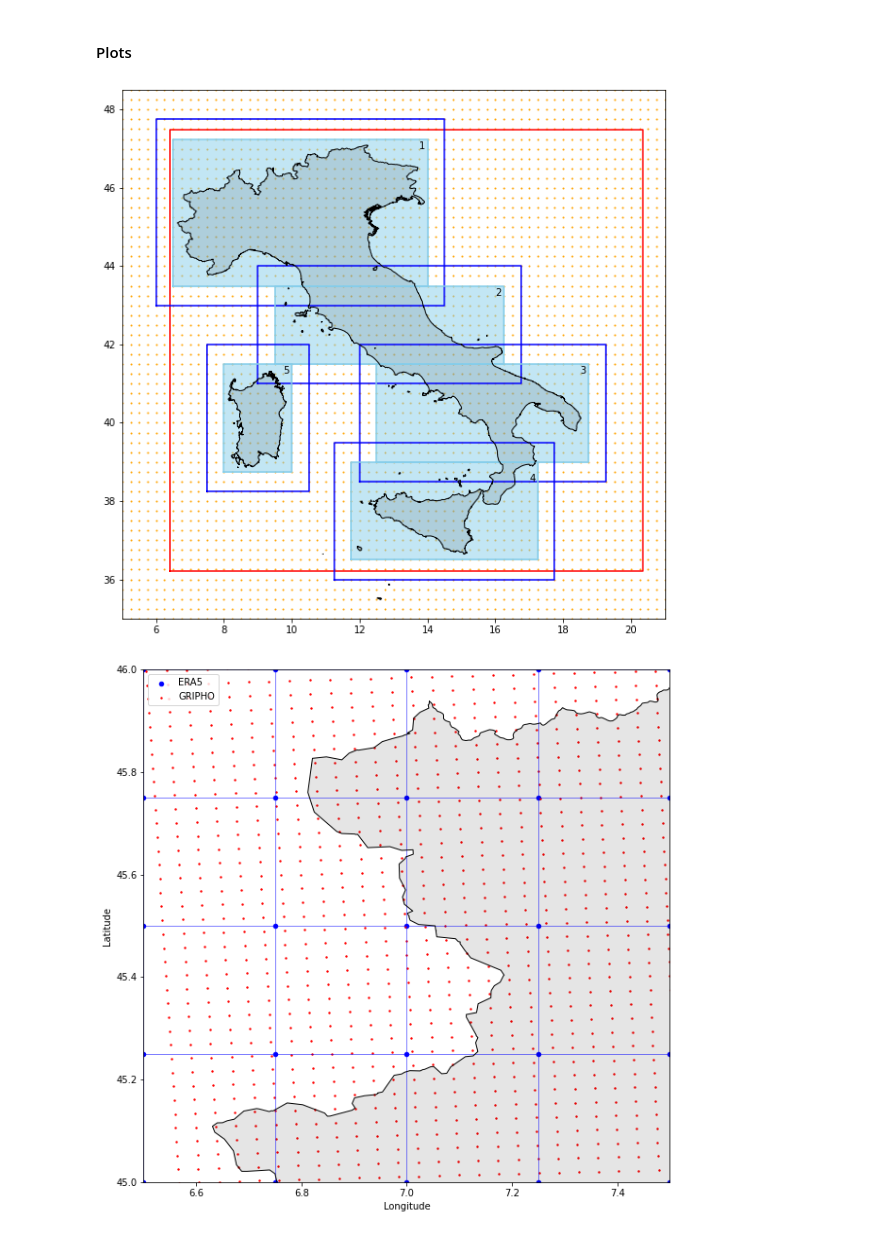
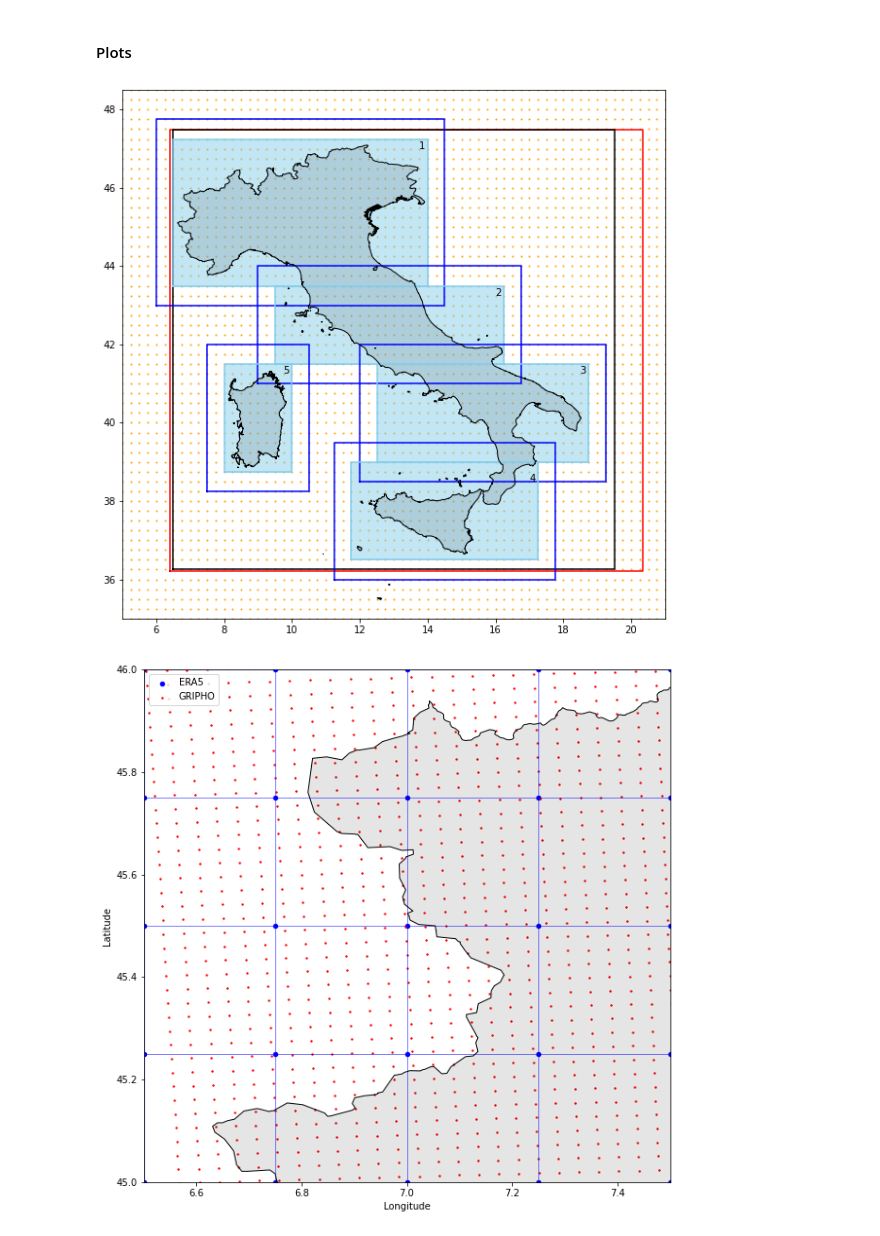
Before and after one commit to valebl/precipitation-maps, a Jupyter notebook: visualizations.ipynb, the cells around one changed output. Cells and saved outputs as stored; diff of their text form; code cells hidden in the pictures.

Commit message:
update visualizations

```diff
--- a/visualizations.ipynb
+++ b/visualizations.ipynb
@@ -78,25 +78,26 @@ def draw_rectangle(x_min, x_max, y_min, y_max, color, fill=False, fill_color=Non
 # %%
 dist=0.5
 fig, ax = plt.subplots(1,figsize=(10,10))
 draw_rectangle(LON_GRIPHO.values.min(),LON_GRIPHO.values.max(),LAT_GRIPHO.values.min(),LAT_GRIPHO.values.max(),'red')
+draw_rectangle(6.484375,19.515625,36.2625,47.4875,'black')
 draw_rectangle(6.5,14,43.5,47.25,'skyblue',fill=True)    # SLICE_1 - processed
 draw_rectangle(6.5-dist,14+dist,43.5-dist,47.25+dist,'blue')    # SLICE_1 - processed
 plt.text(13.75, 47, '1')
 draw_rectangle(9.5,16.25,41.5,43.5,'skyblue',fill=True)  # SLICE_2
 draw_rectangle(9.5-dist,16.25+dist,41.5-dist,43.5+dist,'blue')  # SLICE_2
 plt.text(16, 43.25, '2')
 draw_rectangle(12.5, 18.75,39,41.5,'skyblue',fill=True)  # SLICE_3 - processed
 draw_rectangle(12.5-dist, 18.75+dist,39-dist,41.5+dist,'blue')  # SLICE_3 - processed
 plt.text(18.5, 41.25, '3')
 draw_rectangle(11.75,17.25,36.5,39,'skyblue',fill=True)  # SLICE_4 - processed
 draw_rectangle(11.75-dist,17.25+dist,36.5-dist,39+dist,'blue')  # SLICE_4 - processed
 plt.text(17, 38.5, '4')
 draw_rectangle(8,10,38.75,41.5,'skyblue',fill=True)      # SLICE_5 - processed
 draw_rectangle(8-dist,10+dist,38.75-dist,41.5+dist,'blue')      # SLICE_5 - processed
 plt.text(9.75, 41.25, '5')
 plt.scatter(LON_ERA5, LAT_ERA5, color='orange', s=1, label='ERA5')
 plt.ylim([35,48.5])
 plt.xlim([5,21])
 plot_italy(zones)
 # %% [output]
-[figure, old version]
+[figure, new version]
```
Also changed, not shown: parts of 4 cells of this notebook.
